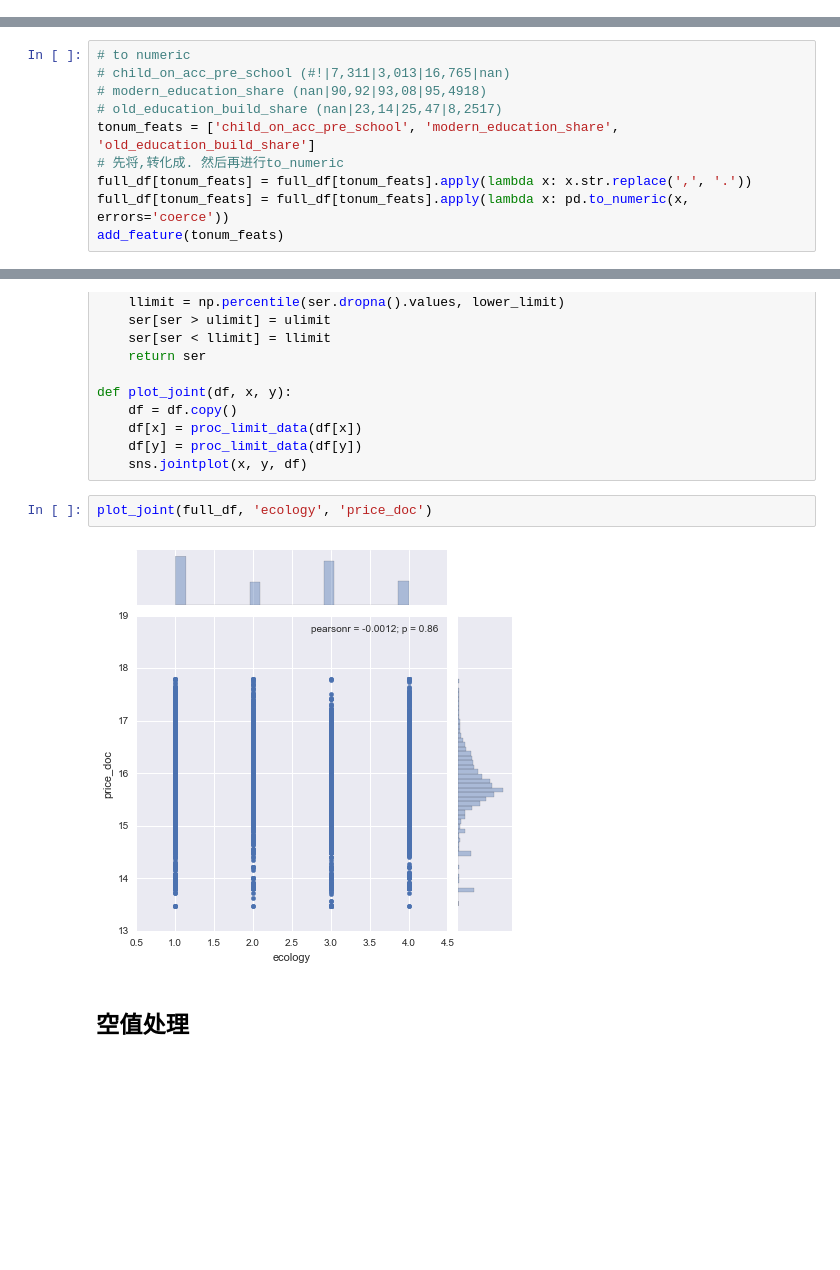
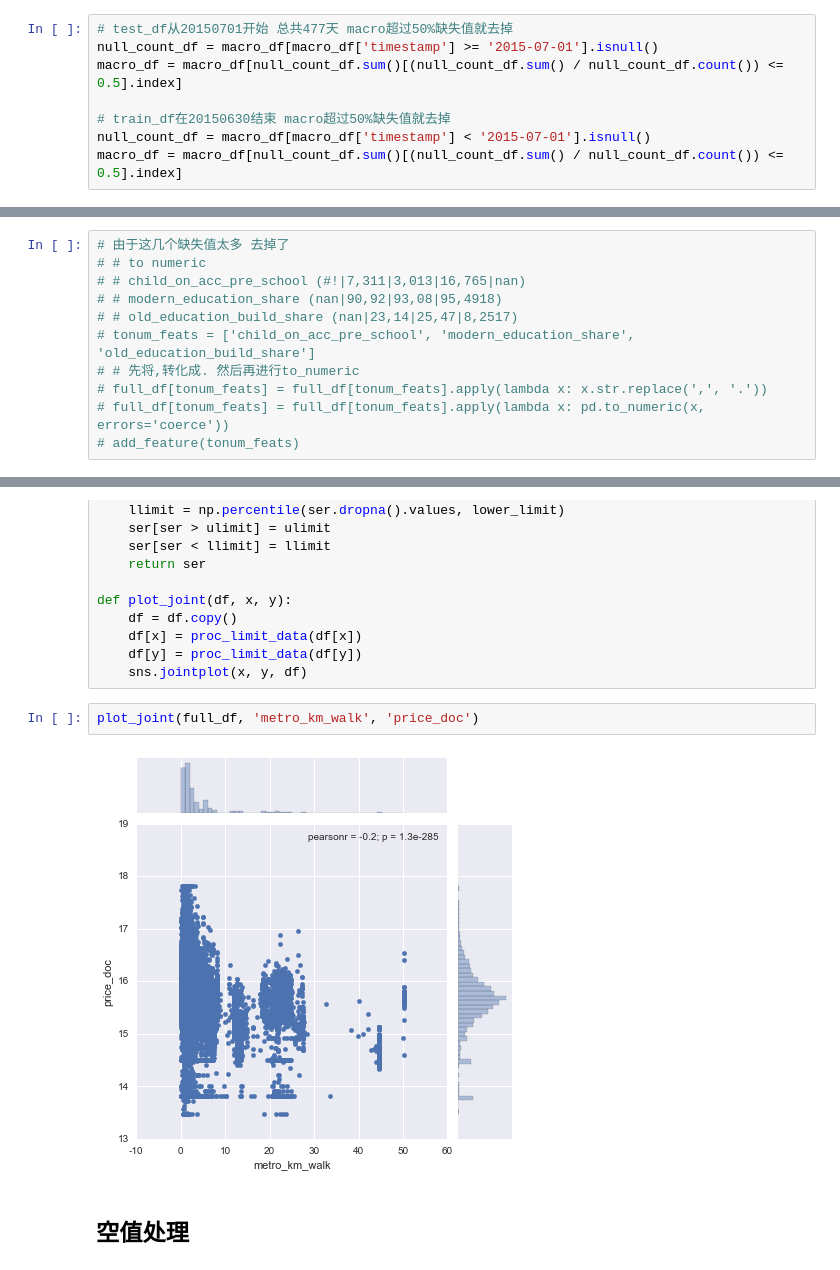
Before and after one commit to hahadsg/MyKaggle, a Jupyter notebook: sberbank-russian-housing-market/solution.ipynb, the cells around one changed output, grey strips where cells are left out. Saved outputs shown, nothing was run; the diff lists cells and outputs as text; blank space fills up the shorter version.

```diff
--- a/sberbank-russian-housing-market/solution.ipynb
+++ b/sberbank-russian-housing-market/solution.ipynb
@@ -56,6 +56,14 @@ macro_df.head()
 | 3 | 2010-01-04 | 76.1 | NaN | NaN | NaN | NaN | NaN | NaN | ... |
 | 4 | 2010-01-05 | 76.1 | NaN | NaN | NaN | NaN | NaN | NaN | ... |
 5 rows × 100 columns
+# %%
+# test_df从20150701开始 总共477天 macro超过50%缺失值就去掉
+null_count_df = macro_df[macro_df['timestamp'] >= '2015-07-01'].isnull()
+macro_df = macro_df[null_count_df.sum()[(null_count_df.sum() / null_count_df.count()) <= 0.5].index]
+
+# train_df在20150630结束 macro超过50%缺失值就去掉
+null_count_df = macro_df[macro_df['timestamp'] < '2015-07-01'].isnull()
+macro_df = macro_df[null_count_df.sum()[(null_count_df.sum() / null_count_df.count()) <= 0.5].index]
 # %%
 # feats = macro_df.columns[macro_df.dtypes != 'object'].tolist()[40:60]
 # num_feat = len(feats)
@@ -145,15 +154,16 @@ dummy_df = pd.get_dummies(full_df[dummy_features])
 full_df[dummy_df.columns] = dummy_df
 add_feature(dummy_df.columns.tolist())
 # %%
-# to numeric
-# child_on_acc_pre_school (#!|7,311|3,013|16,765|nan)
-# modern_education_share (nan|90,92|93,08|95,4918)
-# old_education_build_share (nan|23,14|25,47|8,2517)
-tonum_feats = ['child_on_acc_pre_school', 'modern_education_share', 'old_education_build_share']
-# 先将,转化成. 然后再进行to_numeric
-full_df[tonum_feats] = full_df[tonum_feats].apply(lambda x: x.str.replace(',', '.'))
-full_df[tonum_feats] = full_df[tonum_feats].apply(lambda x: pd.to_numeric(x, errors='coerce'))
-add_feature(tonum_feats)
+# 由于这几个缺失值太多 去掉了
+# # to numeric
+# # child_on_acc_pre_school (#!|7,311|3,013|16,765|nan)
+# # modern_education_share (nan|90,92|93,08|95,4918)
+# # old_education_build_share (nan|23,14|25,47|8,2517)
+# tonum_feats = ['child_on_acc_pre_school', 'modern_education_share', 'old_education_build_share']
+# # 先将,转化成. 然后再进行to_numeric
+# full_df[tonum_feats] = full_df[tonum_feats].apply(lambda x: x.str.replace(',', '.'))
+# full_df[tonum_feats] = full_df[tonum_feats].apply(lambda x: pd.to_numeric(x, errors='coerce'))
+# add_feature(tonum_feats)
 # %% [markdown]
 * 一些占比相关的特征
 # %%
@@ -296,9 +306,9 @@ def plot_joint(df, x, y):
     df[y] = proc_limit_data(df[y])
     sns.jointplot(x, y, df)
 # %%
-plot_joint(full_df, 'ecology', 'price_doc')
+plot_joint(full_df, 'metro_km_walk', 'price_doc')
 # %% [output]
-[figure, old version]
+[figure, new version]
 # %% [markdown]
 ## 空值处理
 # %%
```
Also changed, not shown: parts of 5 cells of this notebook.
